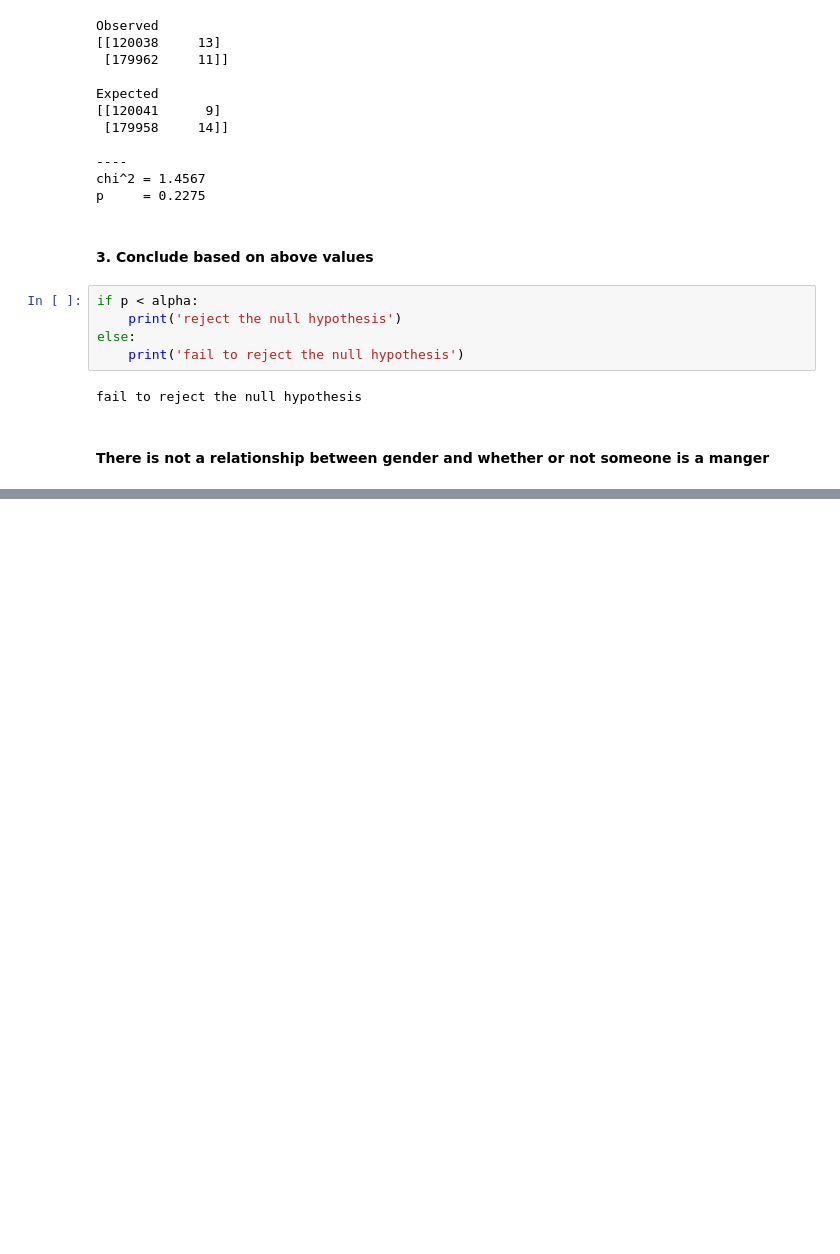
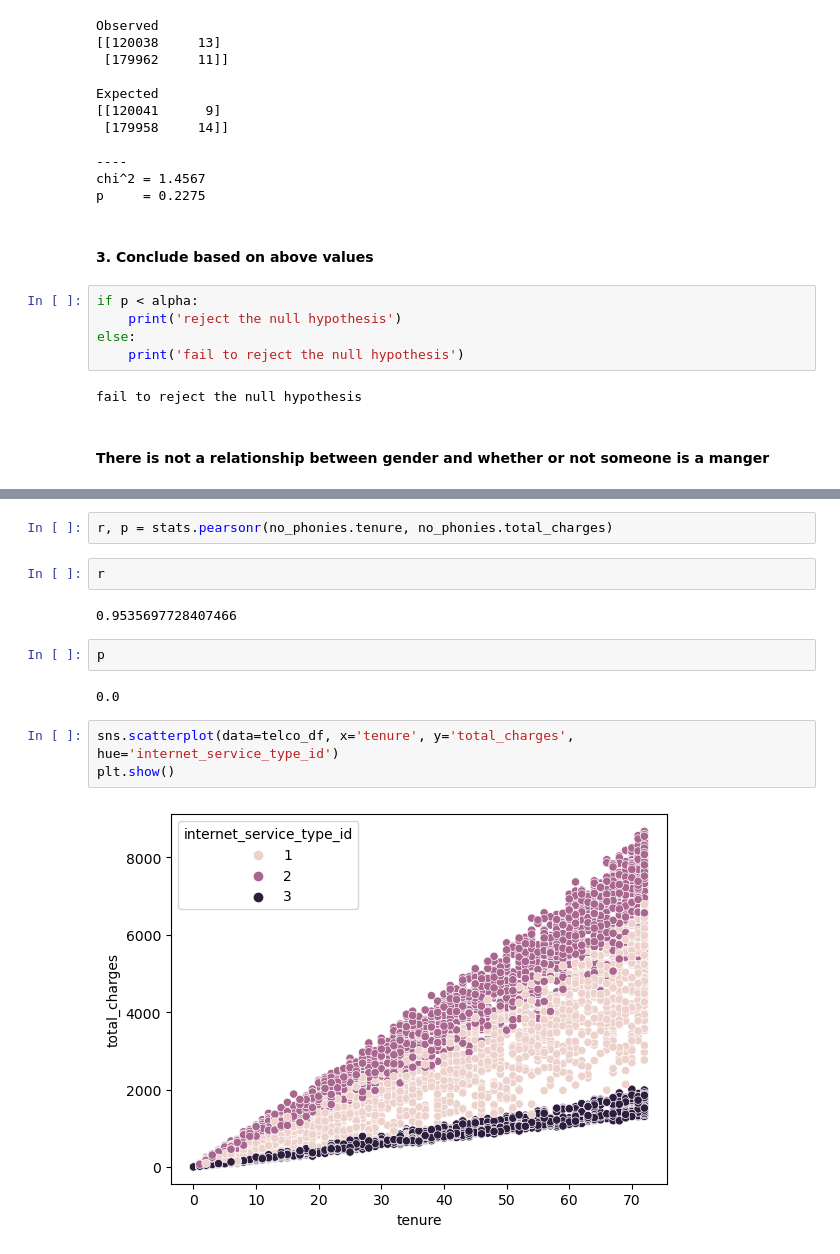
Before and after one commit to brandon-hess43/statistics-exercises, a Jupyter notebook: hypothesis_testing.ipynb, the cells around one changed output, grey strips where cells are left out. Saved outputs shown, nothing was run; the diff lists cells and outputs as text; blank space fills up the shorter version.

```diff
--- a/hypothesis_testing.ipynb
+++ b/hypothesis_testing.ipynb
@@ -522,0 +772,15 @@ fail to reject the null hypothesis
+# %%
+r, p = stats.pearsonr(no_phonies.tenure, no_phonies.total_charges)
+# %%
+r
+# %% [output]
+0.9535697728407466
+# %%
+p
+# %% [output]
+0.0
+# %%
+sns.scatterplot(data=telco_df, x='tenure', y='total_charges', hue='internet_service_type_id')
+plt.show()
+# %% [output]
+[figure, added]
```
Also changed, not shown: parts of 76 cells of this notebook.
